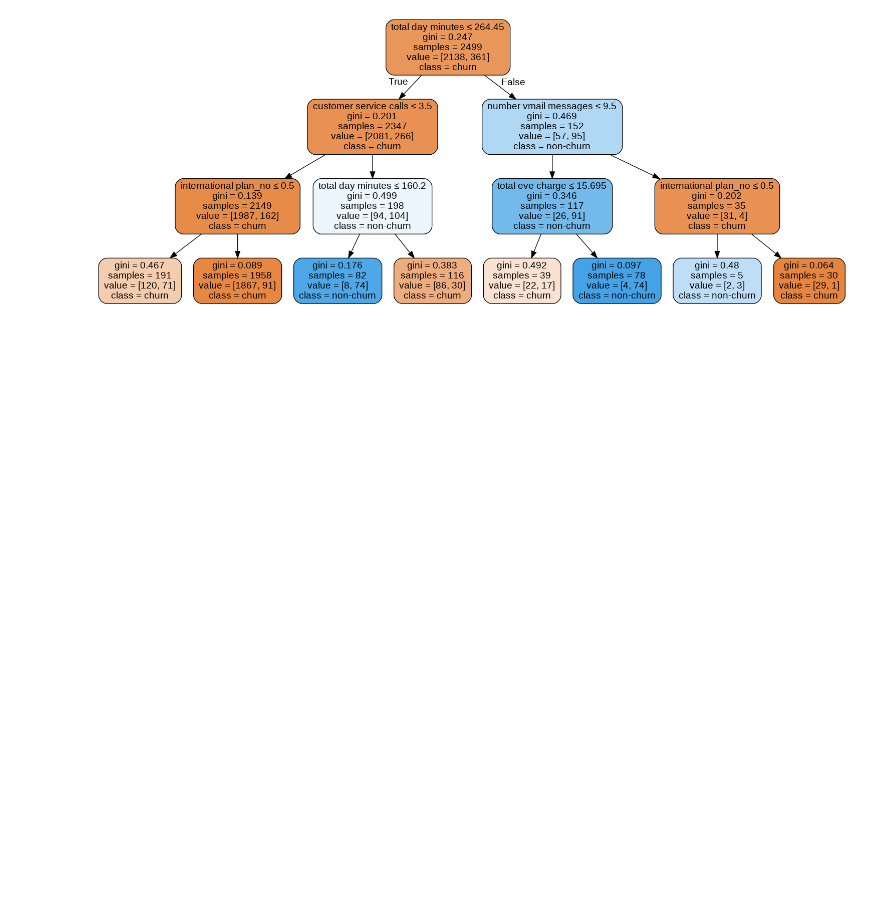
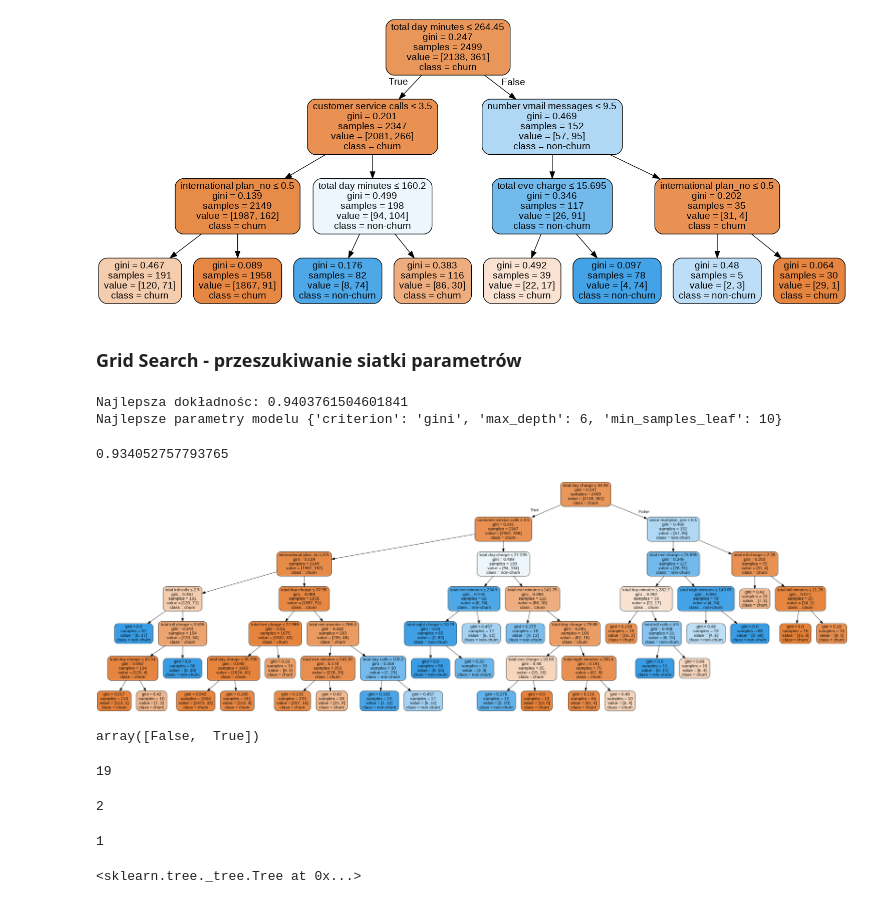
Before and after one commit to krakowiakpawel9/uczenie_maszynowe, a Jupyter notebook: 07_churn.ipynb, the cells around one changed output. Drawn from its saved outputs; the diff is of its cells as text; code cells hidden in the pictures; blank space fills up the shorter version.

```diff
--- a/07_churn.ipynb
+++ b/07_churn.ipynb
@@ -190,3 +190,59 @@ graph.write_png('churn.png')
 Image(graph.create_png())
 # %% [output]
 [figure]
+# %% [markdown]
+### Grid Search - przeszukiwanie siatki parametrów
+# %%
+from sklearn.model_selection import GridSearchCV
+
+param_grid = [{'max_depth': [1, 2, 3, 4, 5, 6, 7],
+               'min_samples_leaf': [1, 5, 10, 20, 50],
+               'criterion': ['gini', 'entropy']}]
+
+gs = GridSearchCV(tree, param_grid=param_grid, scoring='accuracy', n_jobs=-1, cv=5)
+gs.fit(X_train, y_train)
+
+print('Najlepsza dokładnośc:', gs.best_score_)
+print('Najlepsze parametry modelu', gs.best_params_)
+
+model = gs.best_estimator_
+# %% [output]
+Najlepsza dokładnośc: 0.9403761504601841
+Najlepsze parametry modelu {'criterion': 'gini', 'max_depth': 6, 'min_samples_leaf': 10}
+# %%
+model = gs.best_estimator_
+model.score(X_test, y_test)
+# %% [output]
+0.934052757793765
+# %%
+dot_data = StringIO()
+export_graphviz(model, out_file=dot_data,
+               filled=True, rounded=True,
+               special_characters=True,
+               feature_names=X.columns,
+               class_names=['churn', 'non-churn'])
+graph = pydotplus.graph_from_dot_data(dot_data.getvalue())
+graph.write_png('churn.png')
+Image(graph.create_png())
+# %% [output]
+[figure, added]
+# %%
+model.classes_
+# %% [output]
+array([False,  True])
+# %%
+model.max_features_
+# %% [output]
+19
+# %%
+model.n_classes_
+# %% [output]
+2
+# %%
+model.n_outputs_
+# %% [output]
+1
+# %%
+model.tree_
+# %% [output]
+<sklearn.tree._tree.Tree at 0x...>
```
Also changed, not shown: parts of 3 cells of this notebook.
